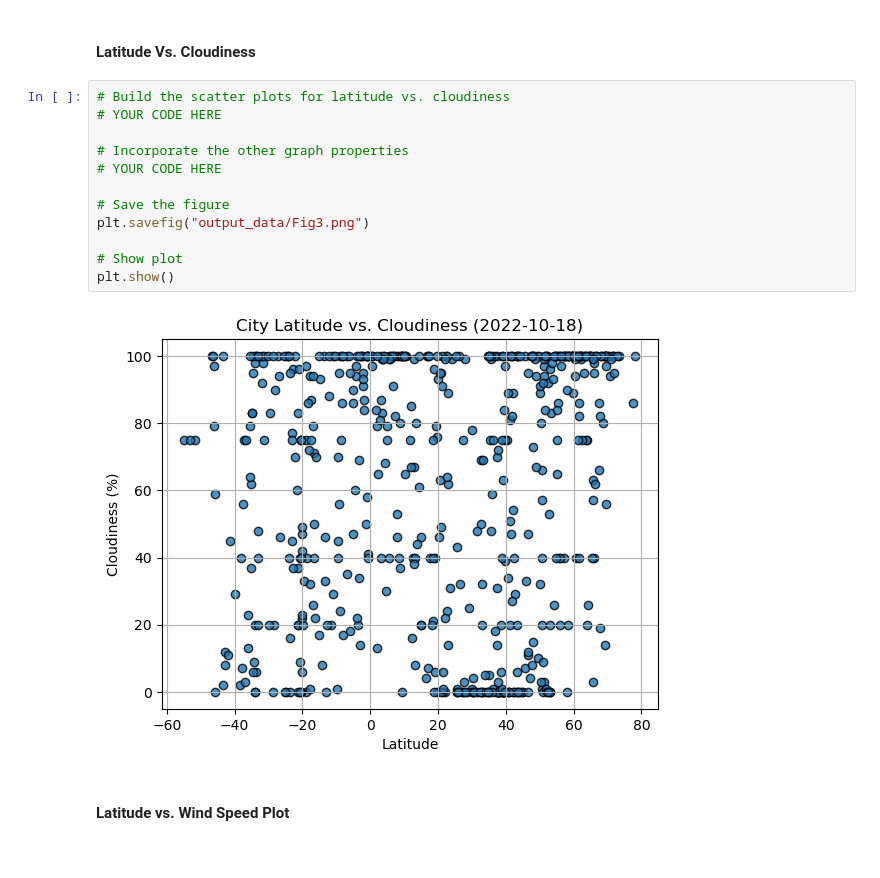
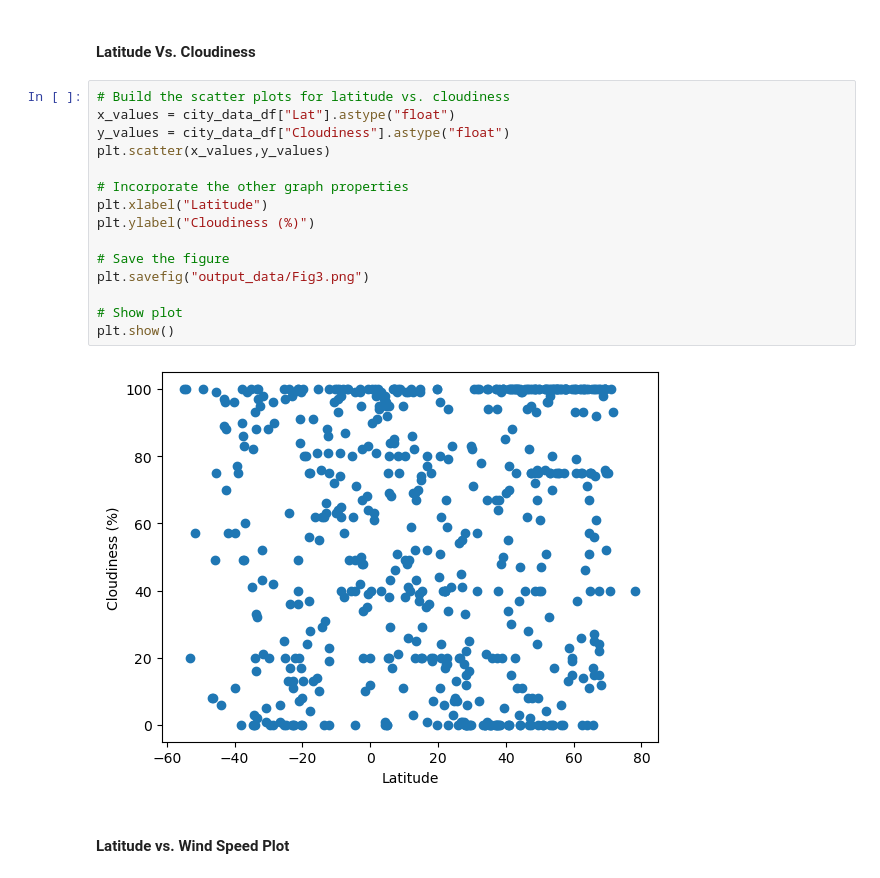
Before and after one commit to rdekker3/python-api-challenge, a Jupyter notebook: starter_code/WeatherPy.ipynb, the cells around one changed output. Drawn from its saved outputs; the diff is of its cells as text.

```diff
--- a/starter_code/WeatherPy.ipynb
+++ b/starter_code/WeatherPy.ipynb
@@ -221,18 +253,21 @@ plt.show()
 #### Latitude Vs. Cloudiness
 # %%
 # Build the scatter plots for latitude vs. cloudiness
-# YOUR CODE HERE
+x_values = city_data_df["Lat"].astype("float")
+y_values = city_data_df["Cloudiness"].astype("float")
+plt.scatter(x_values,y_values)
 
 # Incorporate the other graph properties
-# YOUR CODE HERE
+plt.xlabel("Latitude")
+plt.ylabel("Cloudiness (%)")
 
 # Save the figure
 plt.savefig("output_data/Fig3.png")
 
 # Show plot
 plt.show()
 # %% [output]
-[figure, old version]
+[figure, new version]
 # %% [markdown]
 #### Latitude vs. Wind Speed Plot
 # %%
```
Also changed, not shown: parts of 37 cells of this notebook, 16 other files.
